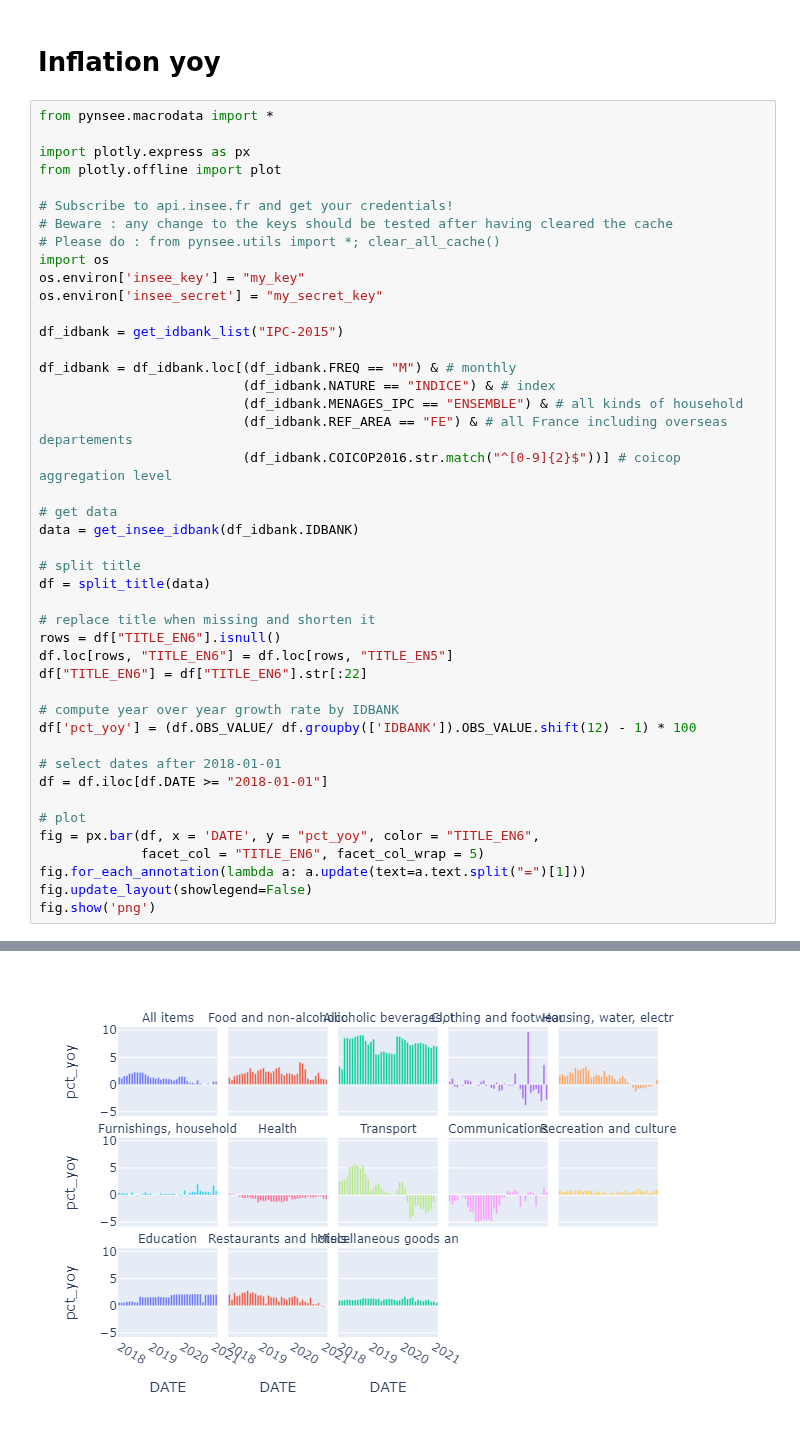
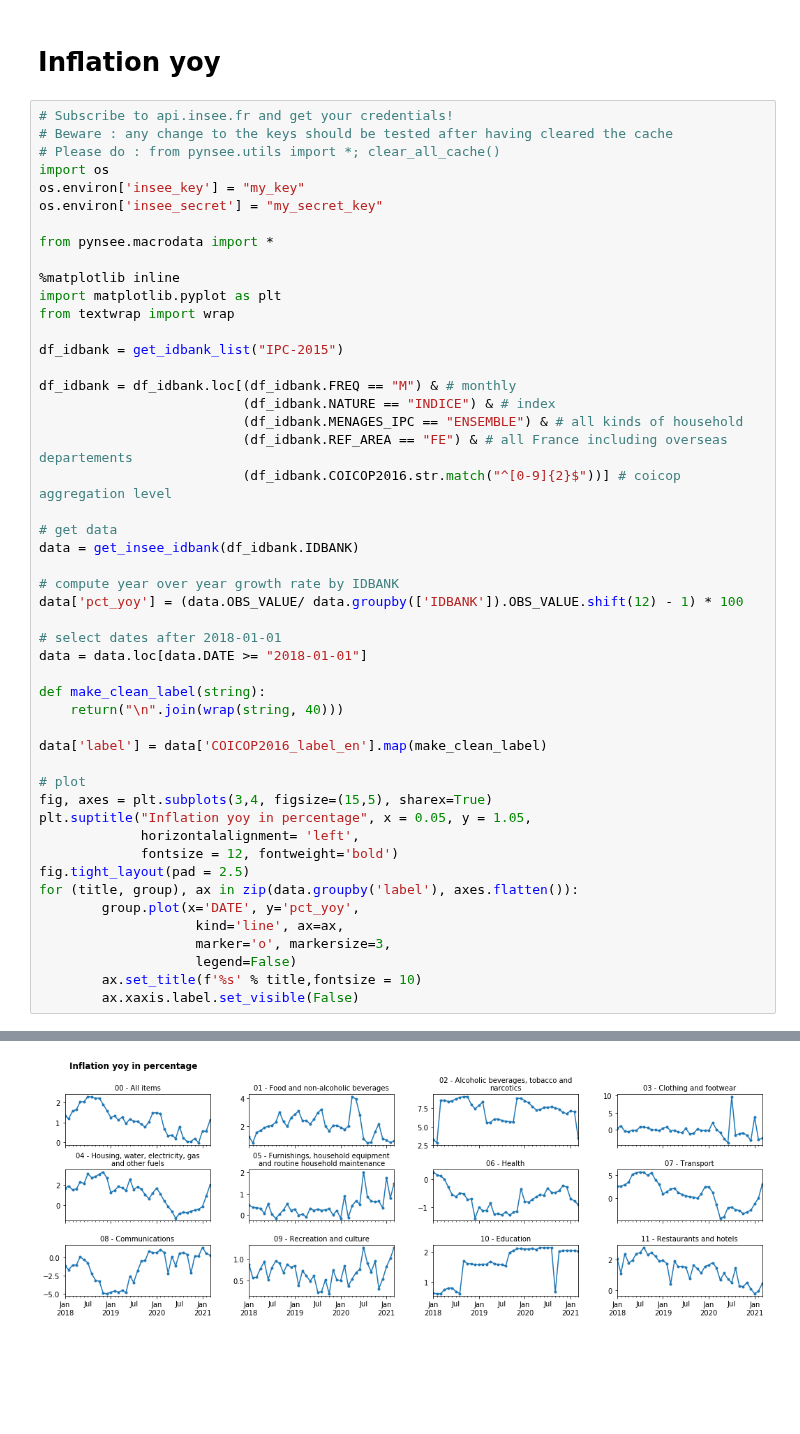
Before and after one commit to InseeFrLab/pynsee, a Jupyter notebook: docs/examples/example_inflation_yoy.ipynb, the cells around one changed output, grey strips where cells are left out. Cells and saved outputs as stored; diff of their text form; blank space fills up the shorter version.

Commit message:
new plot with matplotlib

```diff
--- a/docs/examples/example_inflation_yoy.ipynb
+++ b/docs/examples/example_inflation_yoy.ipynb
@@ -1,17 +1,18 @@
 # %% [markdown]
 # Inflation yoy
 # %%
-from pynsee.macrodata import *
-
-import plotly.express as px
-from plotly.offline import plot
-
 # Subscribe to api.insee.fr and get your credentials!
 # Beware : any change to the keys should be tested after having cleared the cache
 # Please do : from pynsee.utils import *; clear_all_cache()
 import os
 os.environ['insee_key'] = "my_key"
 os.environ['insee_secret'] = "my_secret_key"
+
+from pynsee.macrodata import *
+
+%matplotlib inline
+import matplotlib.pyplot as plt
+from textwrap import wrap
 
 df_idbank = get_idbank_list("IPC-2015")
 
@@ -24,24 +25,28 @@ df_idbank = df_idbank.loc[(df_idbank.FREQ == "M") & # monthly
 # get data
 data = get_insee_idbank(df_idbank.IDBANK)
 
-# split title
-df = split_title(data)
-
-# replace title when missing and shorten it
-rows = df["TITLE_EN6"].isnull()
-df.loc[rows, "TITLE_EN6"] = df.loc[rows, "TITLE_EN5"]
-df["TITLE_EN6"] = df["TITLE_EN6"].str[:22]
-
 # compute year over year growth rate by IDBANK
-df['pct_yoy'] = (df.OBS_VALUE/ df.groupby(['IDBANK']).OBS_VALUE.shift(12) - 1) * 100
+data['pct_yoy'] = (data.OBS_VALUE/ data.groupby(['IDBANK']).OBS_VALUE.shift(12) - 1) * 100
 
 # select dates after 2018-01-01
-df = df.iloc[df.DATE >= "2018-01-01"]
+data = data.loc[data.DATE >= "2018-01-01"]
+
+def make_clean_label(string):
+    return("\n".join(wrap(string, 40)))
+
+data['label'] = data['COICOP2016_label_en'].map(make_clean_label)
 
 # plot
-fig = px.bar(df, x = 'DATE', y = "pct_yoy", color = "TITLE_EN6",
-             facet_col = "TITLE_EN6", facet_col_wrap = 5)
-fig.for_each_annotation(lambda a: a.update(text=a.text.split("=")[1]))
-fig.update_layout(showlegend=False)
-fig.show('png')
+fig, axes = plt.subplots(3,4, figsize=(15,5), sharex=True)
+plt.suptitle("Inflation yoy in percentage", x = 0.05, y = 1.05,
+             horizontalalignment= 'left',
+             fontsize = 12, fontweight='bold')
+fig.tight_layout(pad = 2.5)
+for (title, group), ax in zip(data.groupby('label'), axes.flatten()):
+        group.plot(x='DATE', y='pct_yoy',
+                    kind='line', ax=ax,
+                    marker='o', markersize=3,
+                    legend=False)
+        ax.set_title(f'%s' % title,fontsize = 10)
+        ax.xaxis.label.set_visible(False)
 # %% [output]
@@ -50,2 +53,2 @@ fig.show('png')
 Data has been cached
-[figure, old version]
+[figure, new version]
```
Also changed, not shown: parts of 1 cell of this notebook.
